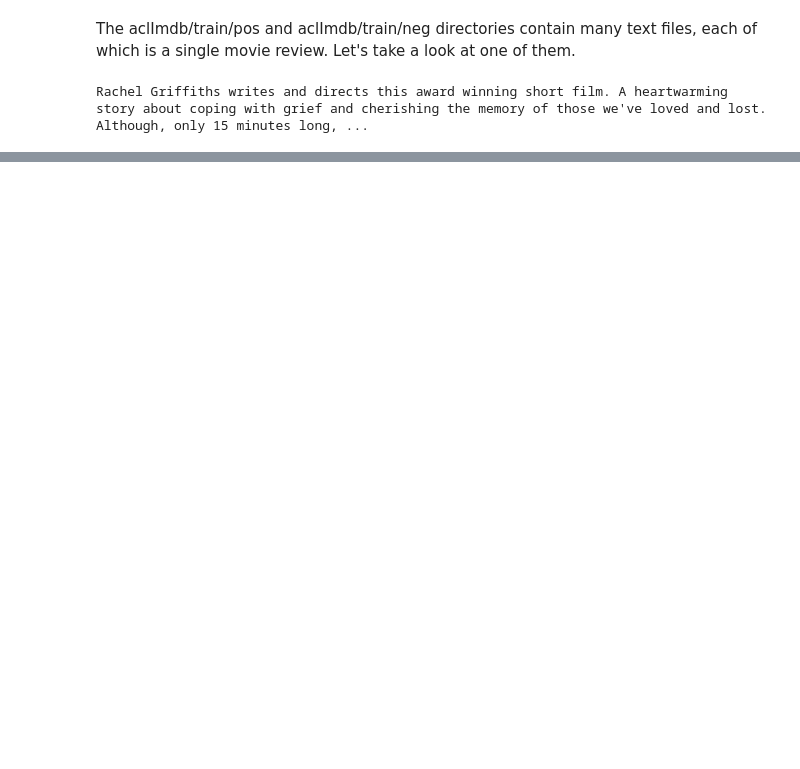
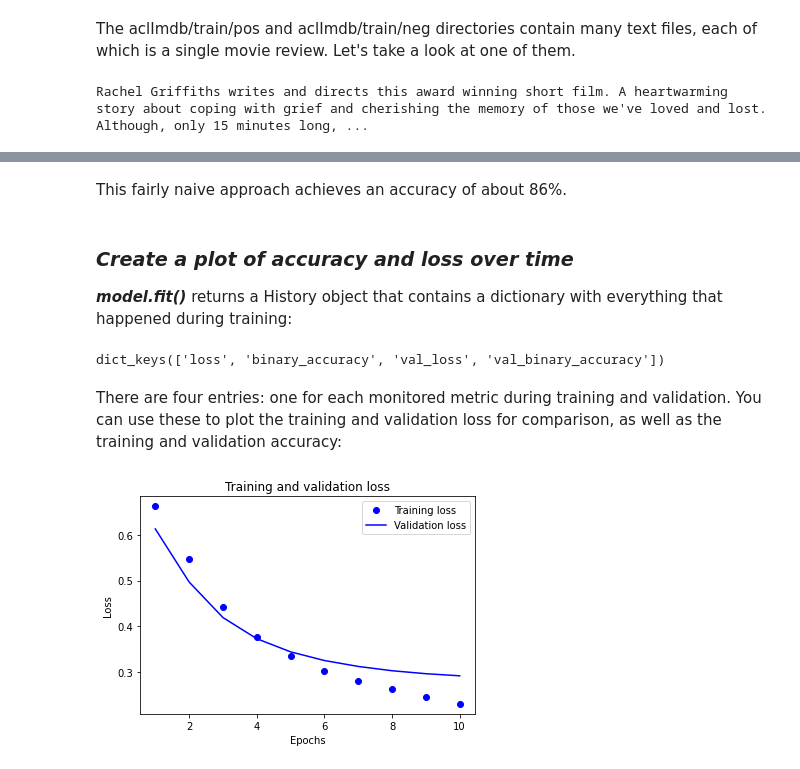
Before and after one commit to cvrpadmaja0874/CVRP-ML-Projects, a Jupyter notebook: CVRP_Movie_Sentiment_Analysis.ipynb, the cells around one changed output, grey strips where cells are left out. Drawn from its saved outputs; the diff is of its cells as text; code cells hidden in the pictures; blank space fills up the shorter version.

```diff
--- a/CVRP_Movie_Sentiment_Analysis.ipynb
+++ b/CVRP_Movie_Sentiment_Analysis.ipynb
@@ -65,0 +239,9 @@ Rachel Griffiths writes and directs this award winning short film. A heartwarmin
+# %%
+model = tf.keras.Sequential([
+  layers.Embedding(max_features + 1, embedding_dim),
+  layers.Dropout(0.2),
+  layers.GlobalAveragePooling1D(),
+  layers.Dropout(0.2),
+  layers.Dense(1)])
+
+model.summary()
@@ -65,0 +281,4 @@ Rachel Griffiths writes and directs this award winning short film. A heartwarmin
+# %%
+model.compile(loss=losses.BinaryCrossentropy(from_logits=True),
+              optimizer='adam',
+              metrics=tf.metrics.BinaryAccuracy(threshold=0.0))
@@ -65,0 +288,6 @@ Rachel Griffiths writes and directs this award winning short film. A heartwarmin
+# %%
+epochs = 10
+history = model.fit(
+    train_ds,
+    validation_data=val_ds,
+    epochs=epochs)
@@ -65,0 +327,32 @@ Rachel Griffiths writes and directs this award winning short film. A heartwarmin
+# %% [markdown]
+This fairly naive approach achieves an accuracy of about 86%.
+# %% [markdown]
+### ***Create a plot of accuracy and loss over time***
+***model.fit()*** returns a History object that contains a dictionary with everything that happened during training:
+# %%
+history_dict = history.history
+history_dict.keys()
+# %% [output]
+dict_keys(['loss', 'binary_accuracy', 'val_loss', 'val_binary_accuracy'])
+# %% [markdown]
+There are four entries: one for each monitored metric during training and validation. You can use these to plot the training and validation loss for comparison, as well as the training and validation accuracy:
+# %%
+acc = history_dict['binary_accuracy']
+val_acc = history_dict['val_binary_accuracy']
+loss = history_dict['loss']
+val_loss = history_dict['val_loss']
+
+epochs = range(1, len(acc) + 1)
+
+# "bo" is for "blue dot"
+plt.plot(epochs, loss, 'bo', label='Training loss')
+# b is for "solid blue line"
+plt.plot(epochs, val_loss, 'b', label='Validation loss')
+plt.title('Training and validation loss')
+plt.xlabel('Epochs')
+plt.ylabel('Loss')
+plt.legend()
+
+plt.show()
+# %% [output]
+[figure, added]
```
Also changed, not shown: parts of 49 cells of this notebook.
